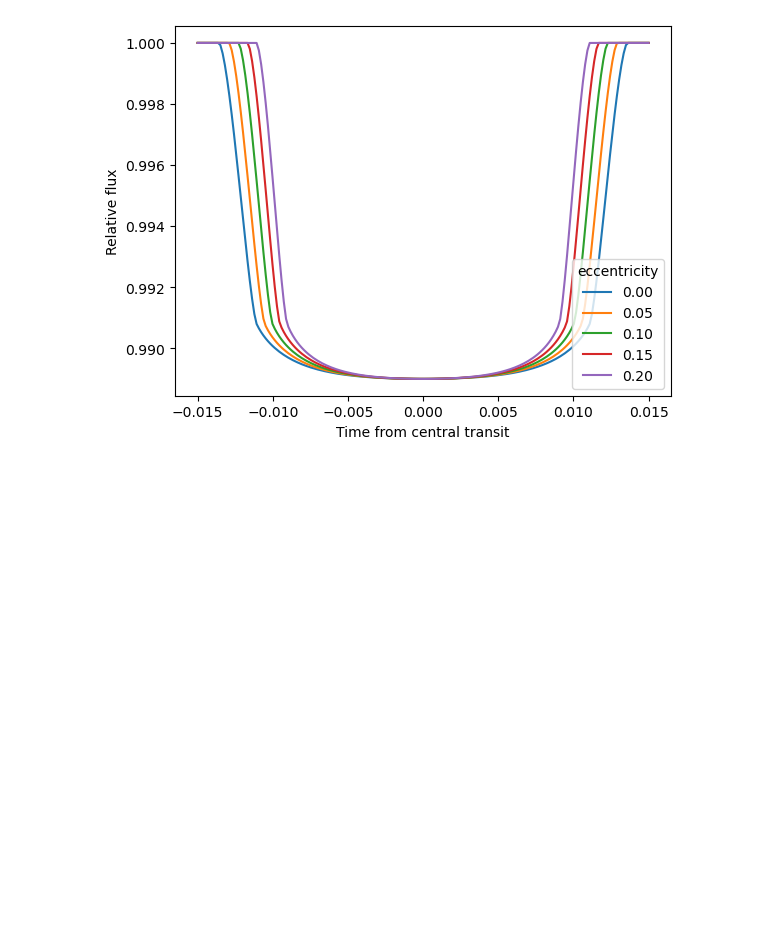
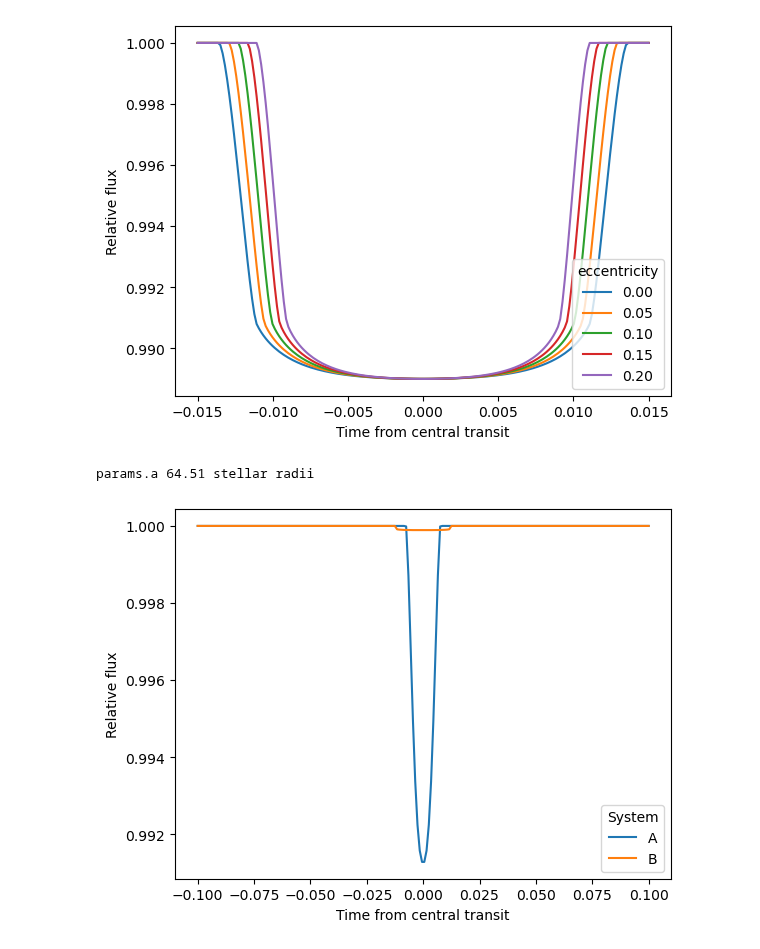
Before and after one commit to hrwakeford/MSci2022_TESS, a Jupyter notebook: BATMAN_code/example_2.ipynb, the cells around one changed output. Saved outputs shown, nothing was run; the diff lists cells and outputs as text; code cells hidden in the pictures; blank space fills up the shorter version.

```diff
--- a/BATMAN_code/example_2.ipynb
+++ b/BATMAN_code/example_2.ipynb
@@ -117,3 +117,45 @@ plt.legend(title = "eccentricity", loc='lower right')
 plt.show()
 # %% [output]
 [figure]
+# %%
+#Exercise 3.7 (p 115)
+
+R_star = 1 #R_sun
+R_planet = 1.1 #R_J
+semi_major_axis = 0.3 #AU
+
+#.. Chapter 4, p130. Semi-major axis range for transit detection + http://exoplanets.org/
+
+#Quick start example
+params = batman.TransitParams()
+params.t0 = 0.                       #time of inferior conjunction
+params.per = 5                  #orbital period
+params.rp = R_planet * 0.10045 #R_Sun       #planet radius (in units of stellar radii)
+params.a = (semi_major_axis * 215.032) / R_star              #semi-major axis (in units of stellar radii)
+params.inc = 90.                     #orbital inclination (in degrees)
+params.ecc = 0.                      #eccentricity
+params.w = 90.                       #longitude of periastron (in degrees)
+params.u = [0.1, 0.3]                #limb darkening coefficients [u1, u2]
+params.limb_dark = "quadratic"       #limb darkening model
+
+t = np.linspace(-0.1, 0.1, 200)
+
+print("params.a %.2f stellar radii" % params.a)
+labels = ["A", "B"]
+
+for params.rp, params.inc, lb in zip([0.1, 0.01], [89.19, 90], labels):
+    m = batman.TransitModel(params, t)    #initializes model
+    flux = m.light_curve(params)          #calculates light curve
+    plt.plot(t, flux, label=lb)
+plt.xlabel("Time from central transit")
+plt.ylabel("Relative flux")
+plt.legend(title = "System", loc='lower right')
+plt.show()
+
+#Transit duration
+#T_{dur} = \frac{P R}{\pi a}
+#Assuming P (period) and R (star radius) is constant, transit duration follows this relation,
+#T_{dur} ~ \frac{1}{a}
+# %% [output]
+params.a 64.51 stellar radii
+[figure, added]
```
Also changed, not shown: 1 other file.
